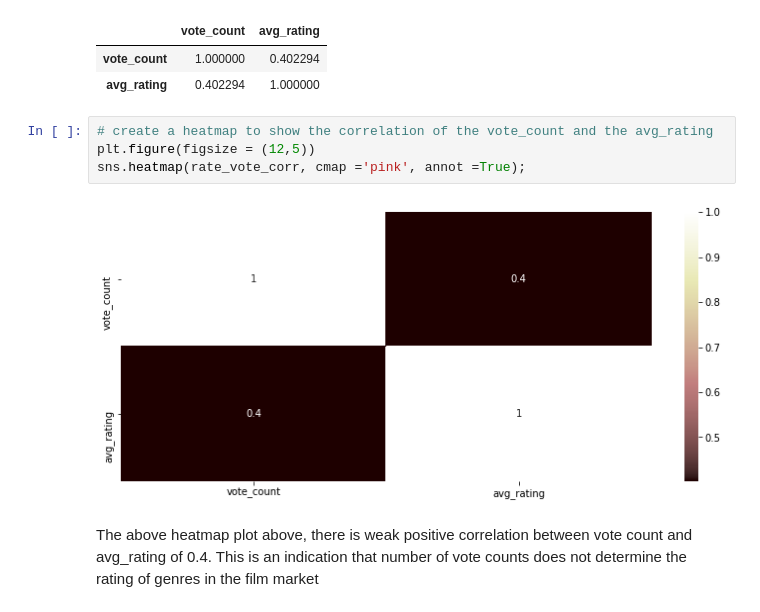
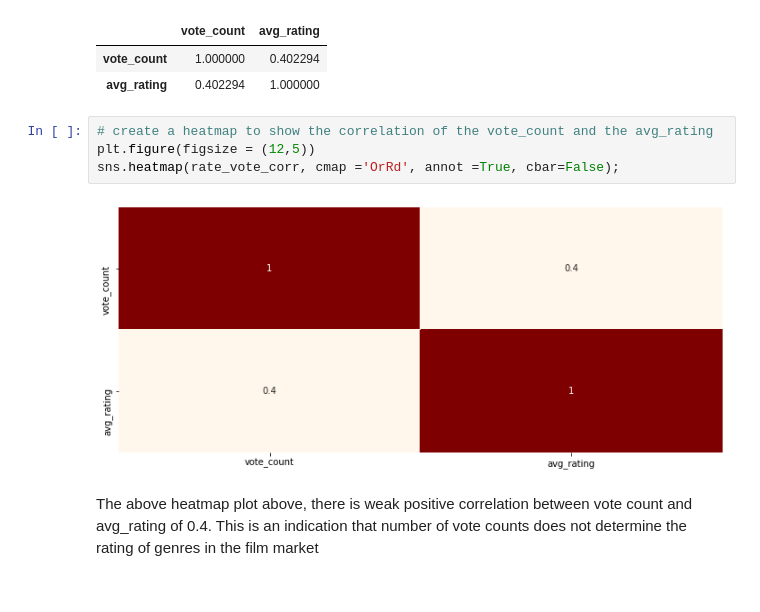
Before and after one commit to WellBrian/Phase1-Project, a Jupyter notebook: index.ipynb, the cells around one changed output. Drawn from its saved outputs; the diff is of its cells as text.

Commit message:
made few changes on my graphs

```diff
--- a/index.ipynb
+++ b/index.ipynb
@@ -724,9 +725,9 @@ rate_vote_corr
 # %%
 # create a heatmap to show the correlation of the vote_count and the avg_rating
 plt.figure(figsize = (12,5))
-sns.heatmap(rate_vote_corr, cmap ='pink', annot =True);
+sns.heatmap(rate_vote_corr, cmap ='OrRd', annot =True, cbar=False);
 # %% [output]
-[figure, old version]
+[figure, new version]
 # %% [markdown]
 The above heatmap plot above, there is weak positive correlation between vote count and avg_rating of 0.4. This is an indication that number of vote counts does not determine the rating of genres in the film market
 # %% [markdown]
```
Also changed, not shown: parts of 6 cells of this notebook, 3 other files.
